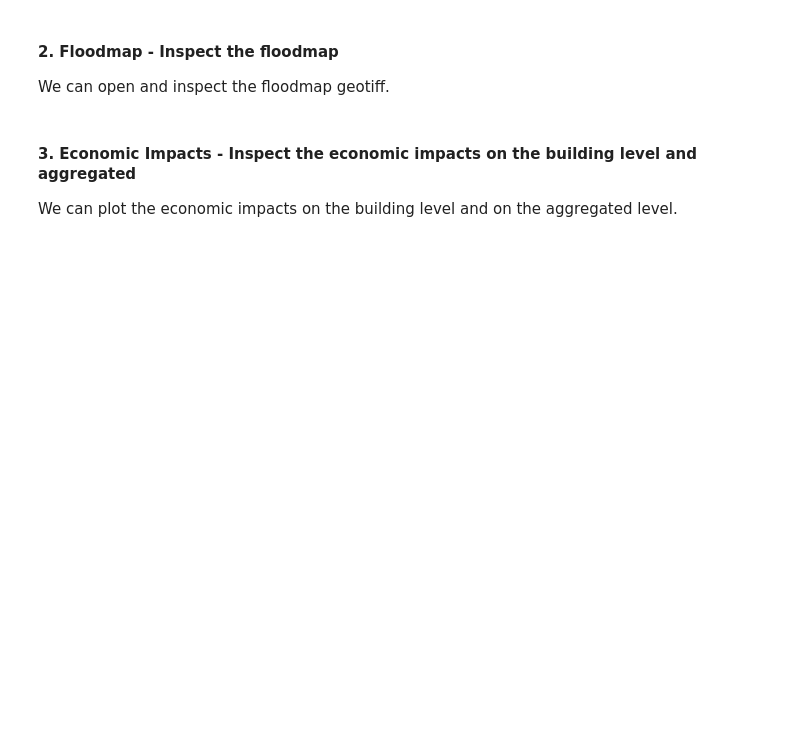
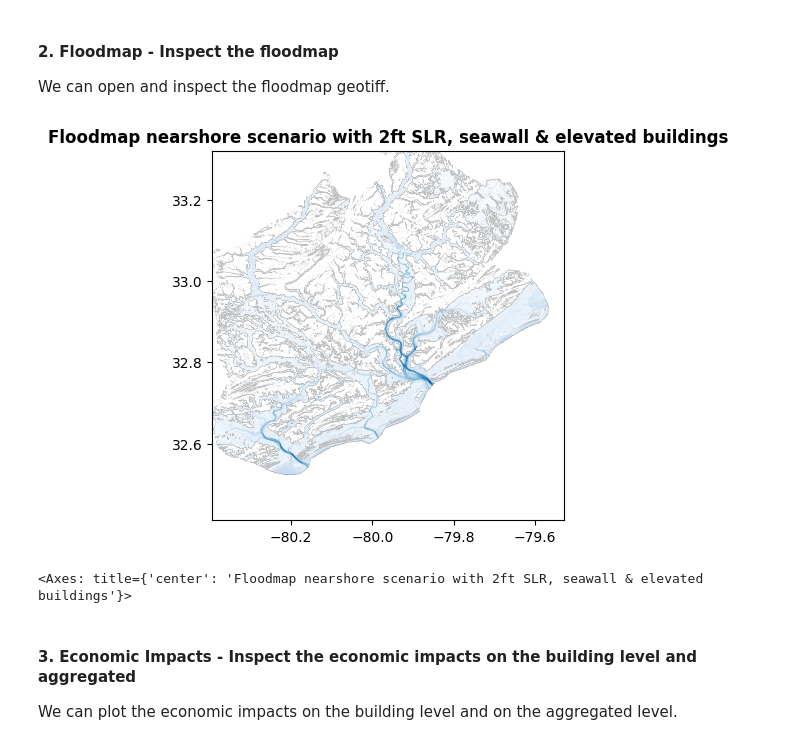
Before and after one commit to Deltares-research/FloodAdapt, a Jupyter notebook: docs/examples/scenarios/simple_scenario.ipynb, the cells around one changed output. Drawn from its saved outputs; the diff is of its cells as text; code cells hidden in the pictures; blank space fills up the shorter version.

```diff
--- a/docs/examples/scenarios/simple_scenario.ipynb
+++ b/docs/examples/scenarios/simple_scenario.ipynb
@@ -307,14 +326,17 @@ The figure below presents a visual overview of all the output files that should
 
 We can open and inspect the floodmap geotiff.
 # %%
-root = Path("../_data/examples/charleston_test").resolve()
+root = Path("../../_data/examples/charleston_test").resolve()
 
 # Open floodmap geotiff
 data_name = root / "output"/ "scenarios" / "slr_nearshore_seawall_elev_build" / "Flooding" / "FloodMap_slr_nearshore_seawall_elev_build.tif"
 tiff = rasterio.open(data_name)
 
 # Plot floodmap
 rasterio.plot.show(tiff, title = "Floodmap nearshore scenario with 2ft SLR, seawall & elevated buildings", cmap="Blues")
+# %% [output]
+[figure, added]
+<Axes: title={'center': 'Floodmap nearshore scenario with 2ft SLR, seawall & elevated buildings'}>
 # %% [markdown]
 #### **3. Economic Impacts** - Inspect the economic impacts on the building level and aggregated
 
```
Also changed, not shown: parts of 4 cells of this notebook.
